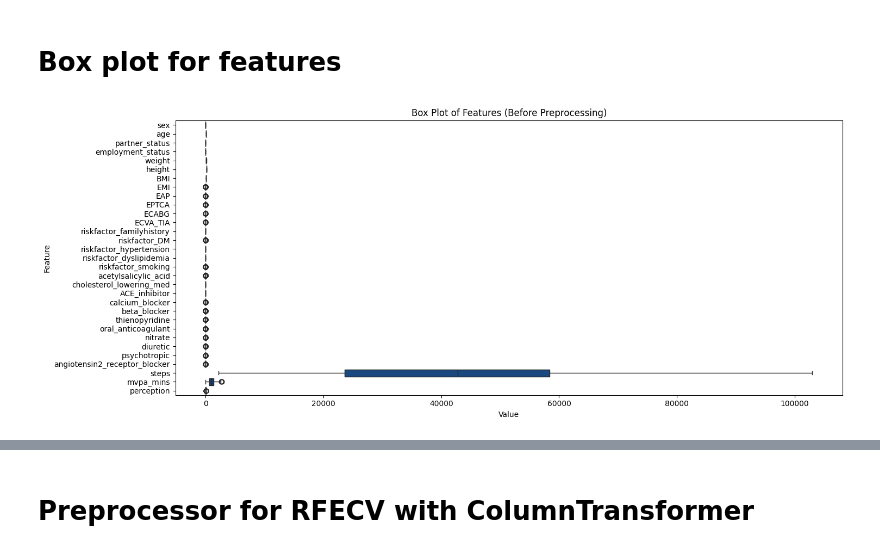
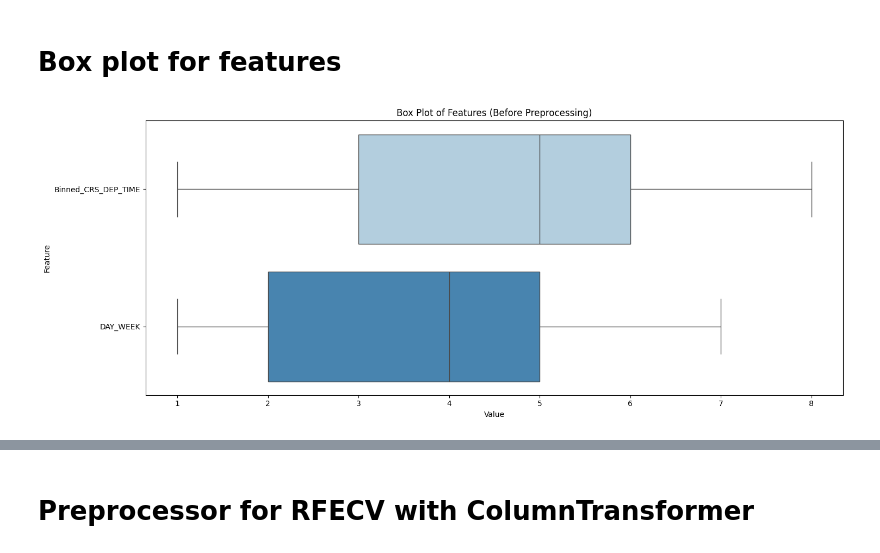
Before and after one commit to aliowx/activity-goal-prediction, a Jupyter notebook: notebook/final_model_notebook.ipynb, the cells around one changed output, grey strips where cells are left out. Cells and saved outputs as stored; diff of their text form; code cells hidden in the pictures.

```diff
--- a/notebook/final_model_notebook.ipynb
+++ b/notebook/final_model_notebook.ipynb
@@ -139,13 +139,13 @@ logger.info("Target distribution plots saved as '../photo/distribution_targets.p
 # Box plot for features
 # %%
 plt.figure(figsize=(15, 6))
-sns.boxplot(data=X[numeric_columns], orient='h', palette='Blues')
+sns.boxplot(df, orient='h', palette='Blues')
 plt.title('Box Plot of Features (Before Preprocessing)')
 plt.xlabel('Value')
 plt.ylabel('Feature')
 plt.tight_layout()
 plt.savefig('../photo/boxplot_features_before.png')
 plt.show()
 logger.info("Feature box plot saved as '../photo/boxplot_features_before.png'")
 # %% [output]
-[figure, old version]
+[figure, new version]
```
Also changed, not shown: parts of 2 cells of this notebook, 1 other file.
